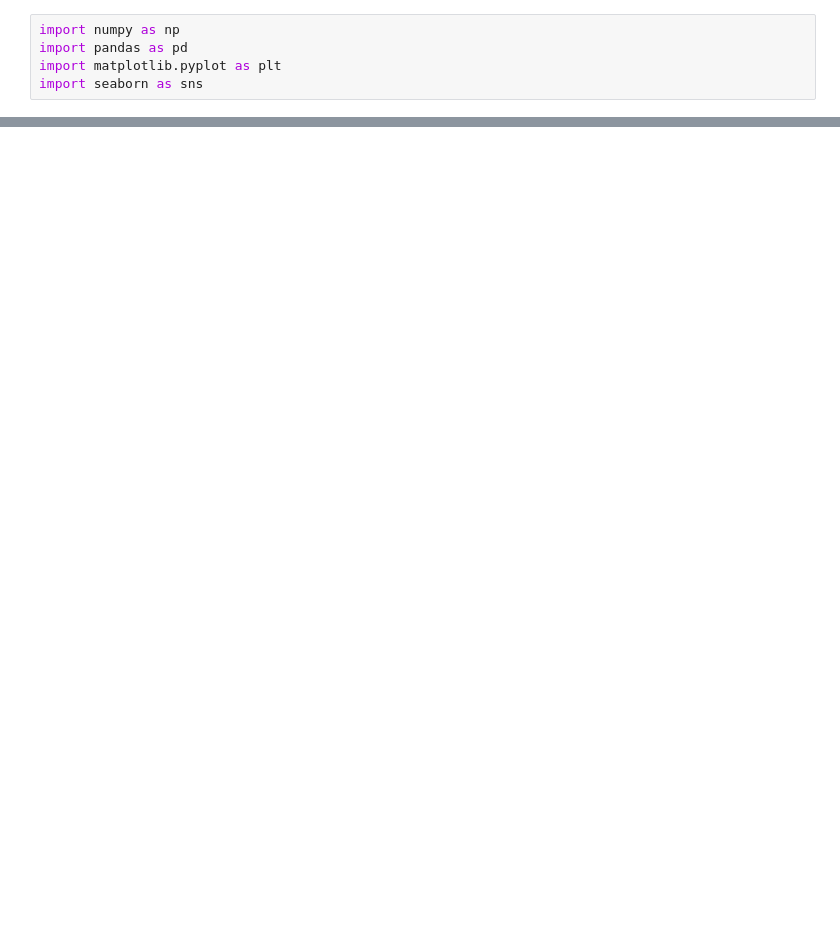
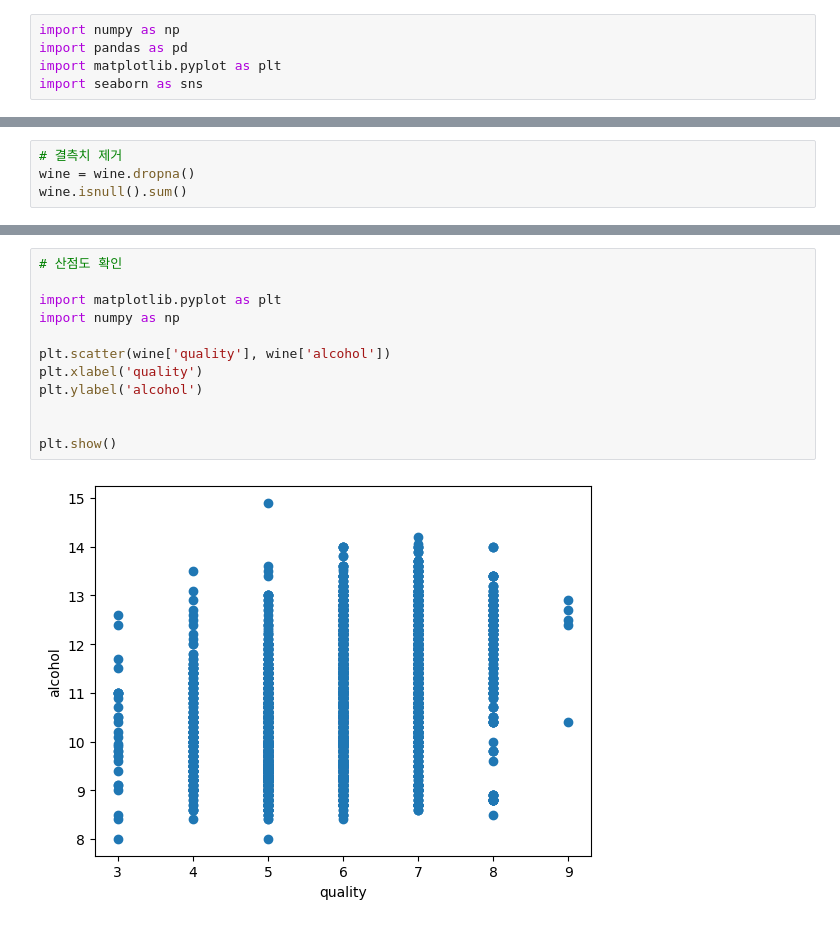
Before and after one commit to EthanSong50/ML, a Jupyter notebook: wine_classification.ipynb, the cells around one changed output, grey strips where cells are left out. Drawn from its saved outputs; the diff is of its cells as text; blank space fills up the shorter version.

```diff
--- a/wine_classification.ipynb
+++ b/wine_classification.ipynb
@@ -151,0 +177,4 @@ plt.show()
+# %%
+# 결측치 제거
+wine = wine.dropna()
+wine.isnull().sum()
@@ -151,0 +196,14 @@ plt.show()
+# %%
+# 산점도 확인
+
+import matplotlib.pyplot as plt
+import numpy as np
+
+plt.scatter(wine['quality'], wine['alcohol'])
+plt.xlabel('quality')
+plt.ylabel('alcohol')
+
+
+plt.show()
+# %% [output]
+[figure, added]
```
Also changed, not shown: parts of 29 cells of this notebook.
